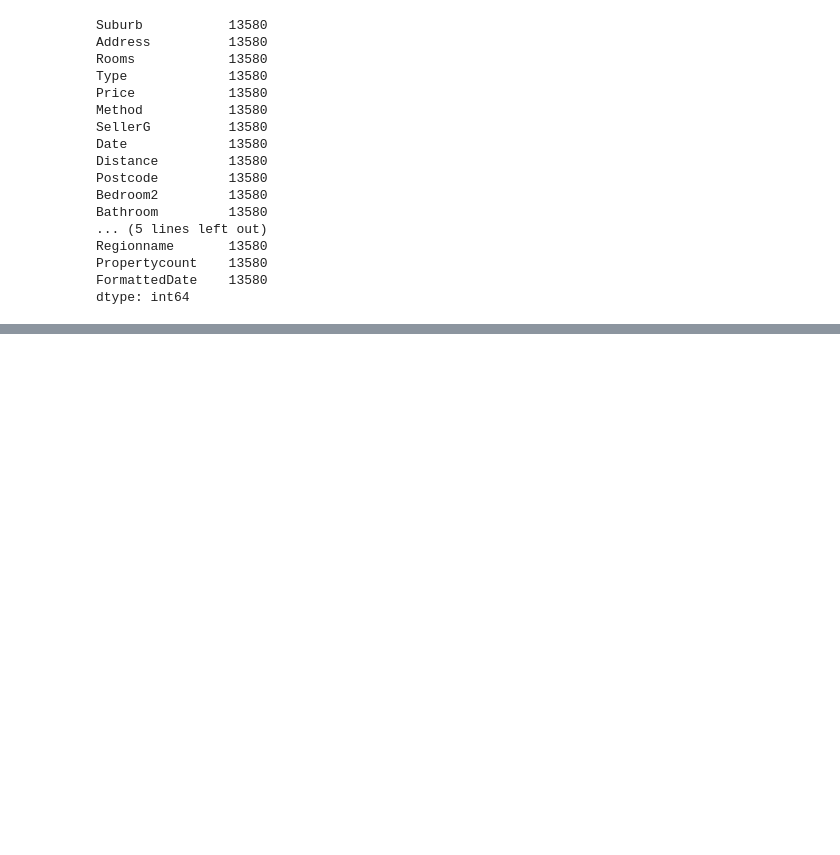
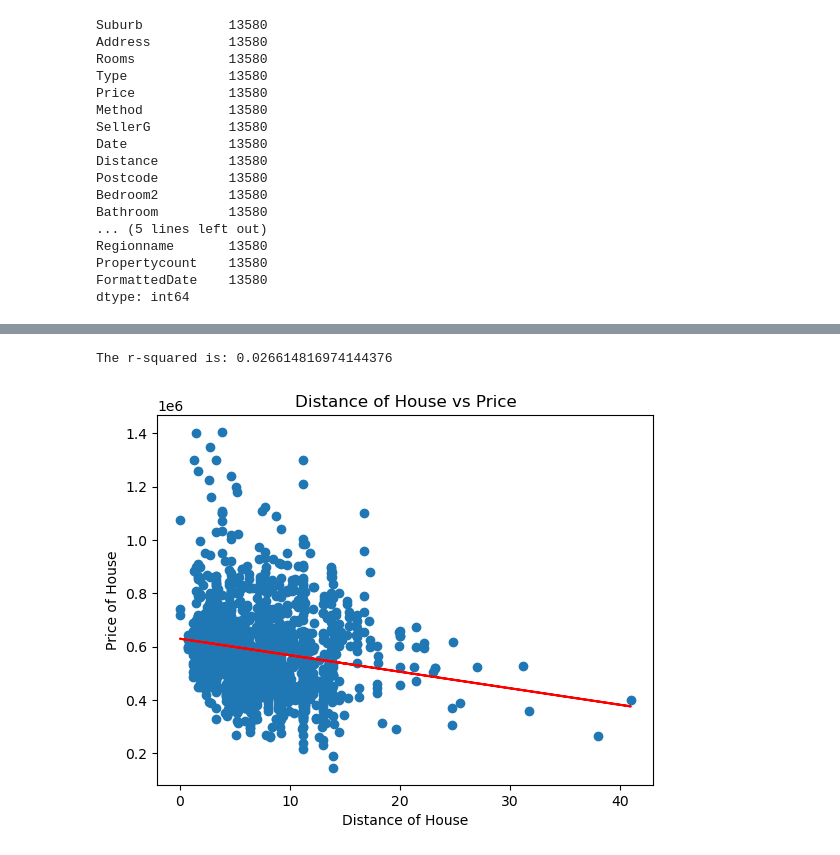
Before and after one commit to Sprodhania/Project-1, a Jupyter notebook: Resources/Melhousing.ipynb, the cells around one changed output, grey strips where cells are left out. Saved outputs shown, nothing was run; the diff lists cells and outputs as text; code cells hidden in the pictures; blank space fills up the shorter version.

```diff
--- a/Resources/Melhousing.ipynb
+++ b/Resources/Melhousing.ipynb
@@ -146,0 +180,3 @@ dtype: int64
+# %%
+melhousing_data1 = melhousingclean_df[(melhousingclean_df["Type"] == "u") & (melhousingclean_df["Rooms"] <= 2) & (melhousingclean_df["Bedroom2"] == 2) & (melhousingclean_df["Car"] == 1)][["Suburb", "Type", "Distance", "Rooms", "Bedroom2", "Bathroom", "Landsize", "Car", "Price"]]
+melhousing_data1.head()
@@ -146,0 +190,10 @@ dtype: int64
+# %%
+x_values = melhousing_data1["Distance"]
+y_values = melhousing_data1["Price"]
+plt.title("Distance of House vs Price")
+plt.xlabel("Distance of House")
+plt.ylabel("Price of House")
+plot_linear_regression(x_values, y_values, "Distance of House vs Price", (6, 30))
+# %% [output]
+The r-squared is: 0.026614816974144376
+[figure, added]
```
Also changed, not shown: parts of 15 cells of this notebook.
